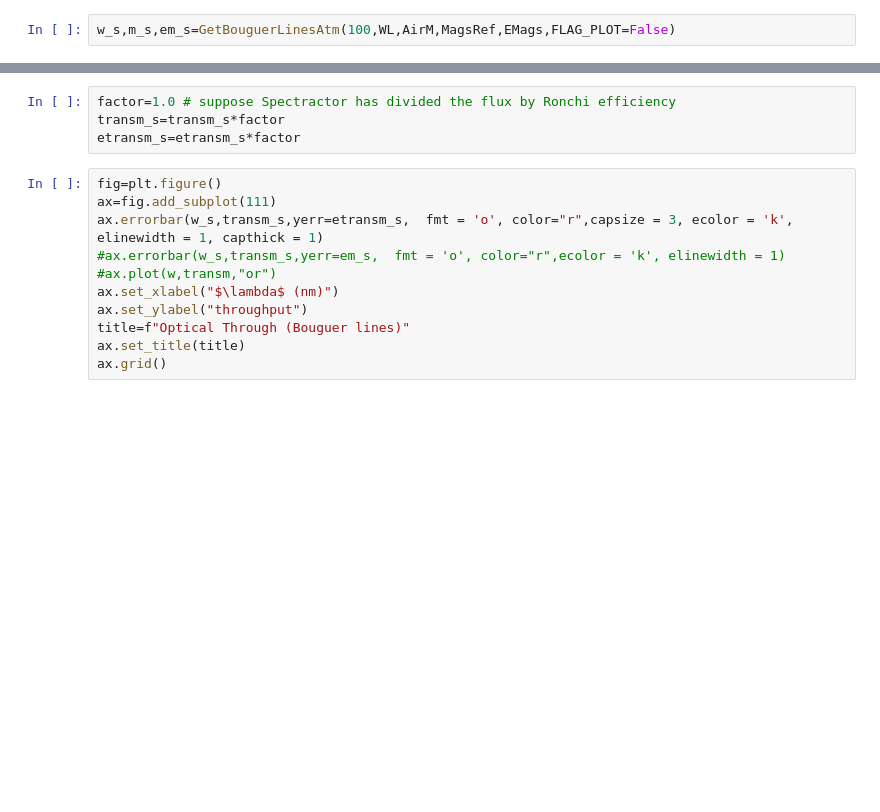
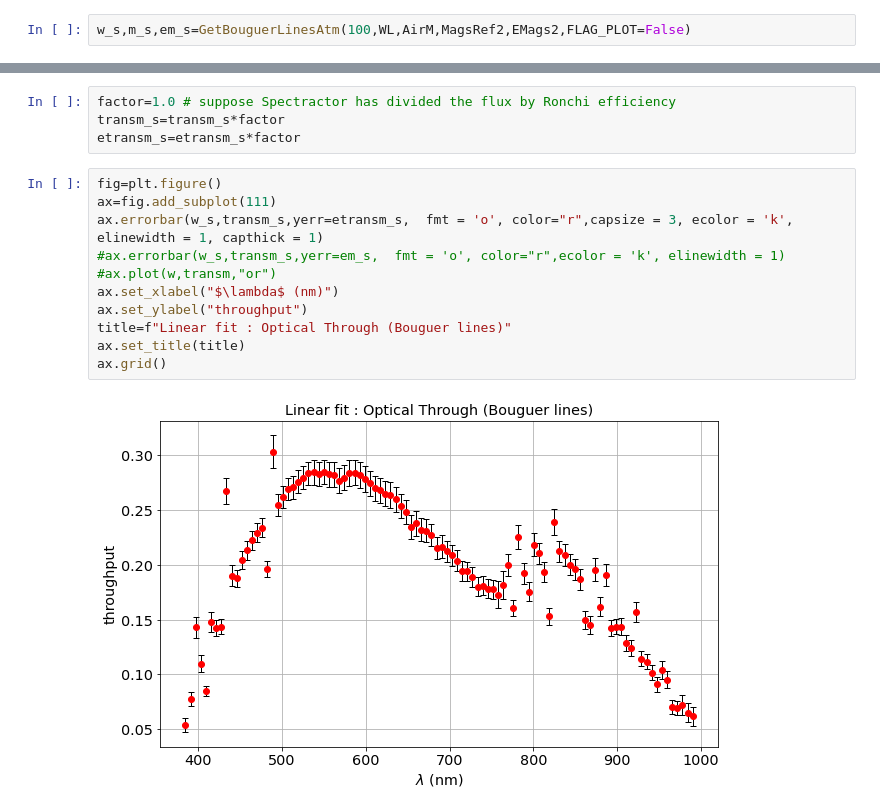
Before and after one commit to sylvielsstfr/PhotomCorrectAuxTel, a Jupyter notebook: analysis/MLfit_gp_data/MLfit_bouguer_linearfit.ipynb, the cells around one changed output, grey strips where cells are left out. Cells and saved outputs as stored; diff of their text form; blank space fills up the shorter version.

```diff
--- a/analysis/MLfit_gp_data/MLfit_bouguer_linearfit.ipynb
+++ b/analysis/MLfit_gp_data/MLfit_bouguer_linearfit.ipynb
@@ -784,5 +783,5 @@ ValueError: The lengths of the data (283) and the error 345 do not match
 # %%
-w_s,m_s,em_s=GetBouguerLinesAtm(100,WL,AirM,MagsRef,EMags,FLAG_PLOT=False)
+w_s,m_s,em_s=GetBouguerLinesAtm(100,WL,AirM,MagsRef2,EMags2,FLAG_PLOT=False)
 # %%
 transm_s=np.power(10,-m_s/2.5)
 etransm_s=em_s*transm_s
@@ -793,11 +792,13 @@ etransm_s=etransm_s*factor
 # %%
 fig=plt.figure()
 ax=fig.add_subplot(111)
 ax.errorbar(w_s,transm_s,yerr=etransm_s,  fmt = 'o', color="r",capsize = 3, ecolor = 'k', elinewidth = 1, capthick = 1)
 #ax.errorbar(w_s,transm_s,yerr=em_s,  fmt = 'o', color="r",ecolor = 'k', elinewidth = 1)
 #ax.plot(w,transm,"or")
 ax.set_xlabel("$\lambda$ (nm)")
 ax.set_ylabel("throughput")
-title=f"Optical Through (Bouguer lines)"
+title=f"Linear fit : Optical Through (Bouguer lines)"
 ax.set_title(title)
 ax.grid()
+# %% [output]
+[figure, added]
```
Also changed, not shown: parts of 27 cells of this notebook, 3 other files.
